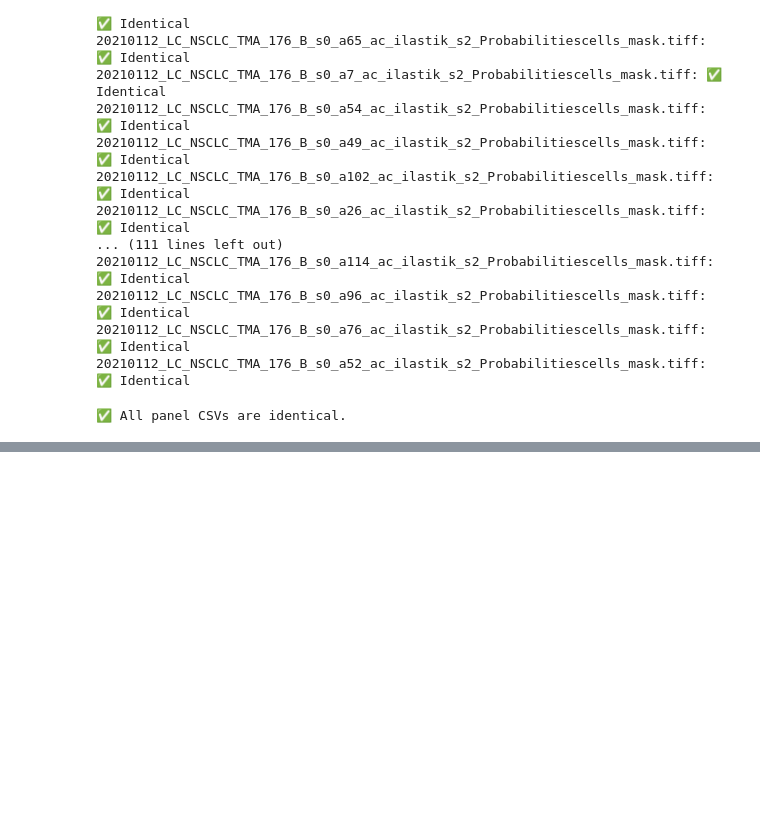
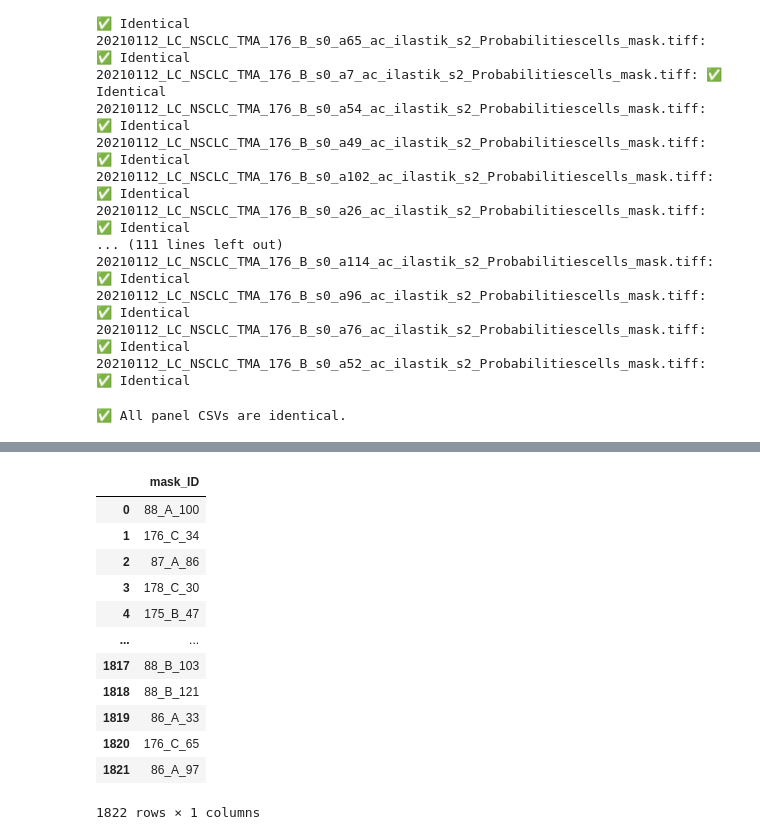
Before and after one commit to AI4SCR/ai4bmr-datasets, a Jupyter notebook: src/ai4bmr_datasets/datasets/notebooks_NSCLC/check_files.ipynb, the cells around one changed output, grey strips where cells are left out. Cells and saved outputs as stored; diff of their text form; code cells hidden in the pictures; blank space fills up the shorter version.

```diff
--- a/src/ai4bmr_datasets/datasets/notebooks_NSCLC/check_files.ipynb
+++ b/src/ai4bmr_datasets/datasets/notebooks_NSCLC/check_files.ipynb
@@ -514,0 +474,21 @@ df_panel.rename(columns={'channel': 'mass_channel'})
+# %%
+mask_dir = '/work/FAC/FBM/DBC/mrapsoma/prometex/data/NSCLC/02_processed/masks_all/'
+masks_files = [f for f in os.listdir(mask_dir) if f.endswith('.tiff')]
+masks_ids = [filename.split('.')[0] for filename in masks_files]
+
+df_masks_ID = pd.DataFrame(masks_ids, columns=['mask_ID'])
+df_masks_ID
+# %% [output]
+|  | mask_ID |
+| 0 | 88_A_100 |
+| 1 | 176_C_34 |
+| 2 | 87_A_86 |
+| 3 | 178_C_30 |
+| 4 | 175_B_47 |
+| ... | ... |
+| 1817 | 88_B_103 |
+| 1818 | 88_B_121 |
+| 1819 | 86_A_33 |
+| 1820 | 176_C_65 |
+| 1821 | 86_A_97 |
+1822 rows × 1 columns
```
Also changed, not shown: parts of 15 cells of this notebook.
